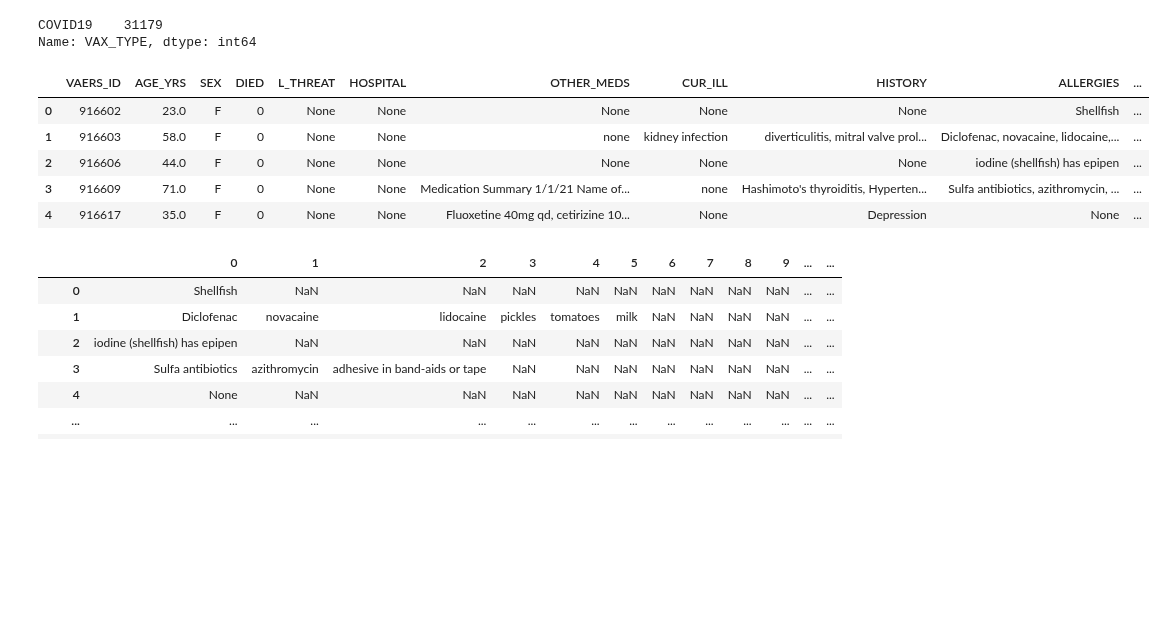
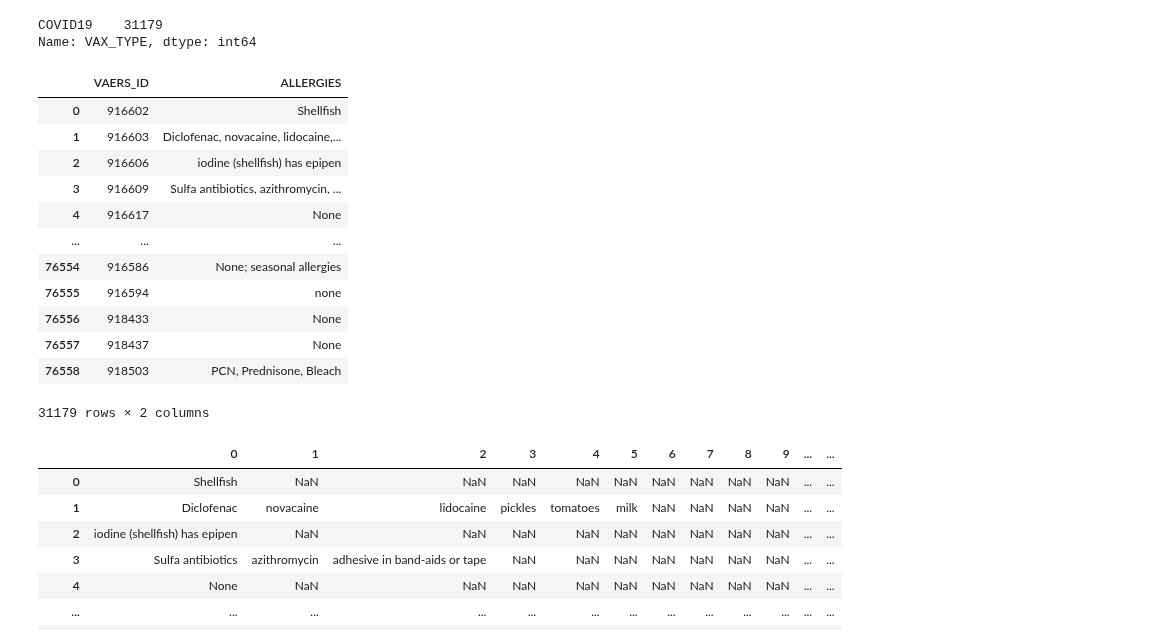
Before and after one commit to zoomdmartin02/Covid_Vaccine_Analysis, a Jupyter notebook: Clean_Split_Allergy_Table.ipynb, the cells around one changed output. Cells and saved outputs as stored; diff of their text form; code cells hidden in the pictures; blank space fills up the shorter version.

```diff
--- a/Clean_Split_Allergy_Table.ipynb
+++ b/Clean_Split_Allergy_Table.ipynb
@@ -49,15 +50,26 @@ COVID19    31179
 Name: VAX_TYPE, dtype: int64
 # %%
 #Drop Unnecessary columns from VAERS_VAX_COVID19_df
-vaers_data_vax_clean_df= vaers_data_vax_df.drop(["VAX_TYPE", "VAX_LOT", "VAX_SITE", "VAX_NAME"], axis=1).copy()
-vaers_data_vax_clean_df.head()
+# vaers_data_vax_clean_df= vaers_data_vax_df.drop(["VAX_TYPE", "VAX_LOT", "VAX_SITE", "VAX_NAME",'AGE_YRS','SEX','DIED','L_THREAT','HOSPITAL','OTHER_MEDS','CUR_ILL','HISTORY','VAX_MANU','VAX_DOSE_SERIES'], axis=1).copy()
+# vaers_data_vax_clean_df.head()
+
+
+vaers_data_vax_clean_df = vaers_data_vax_df.drop(columns=["VAX_TYPE", "VAX_LOT", "VAX_SITE", "VAX_NAME",'AGE_YRS','SEX','DIED','L_THREAT','HOSPITAL','OTHER_MEDS','CUR_ILL','HISTORY','VAX_MANU','VAX_DOSE_SERIES'],axis=1).copy()
+vaers_data_vax_clean_df
 # %% [output]
-|  | VAERS_ID | AGE_YRS | SEX | DIED | L_THREAT | HOSPITAL | OTHER_MEDS | CUR_ILL | HISTORY | ALLERGIES | ... |
-| 0 | 916602 | 23.0 | F | 0 | None | None | None | None | None | Shellfish | ... |
-| 1 | 916603 | 58.0 | F | 0 | None | None | none | kidney infection | diverticulitis, mitral valve prol... | Diclofenac, novacaine, lidocaine,... | ... |
-| 2 | 916606 | 44.0 | F | 0 | None | None | None | None | None | iodine (shellfish) has epipen | ... |
-| 3 | 916609 | 71.0 | F | 0 | None | None | Medication Summary 1/1/21 Name of... | none | Hashimoto's thyroiditis, Hyperten... | Sulfa antibiotics, azithromycin, ... | ... |
-| 4 | 916617 | 35.0 | F | 0 | None | None | Fluoxetine 40mg qd, cetirizine 10... | None | Depression | None | ... |
+|  | VAERS_ID | ALLERGIES |
+| 0 | 916602 | Shellfish |
+| 1 | 916603 | Diclofenac, novacaine, lidocaine,... |
+| 2 | 916606 | iodine (shellfish) has epipen |
+| 3 | 916609 | Sulfa antibiotics, azithromycin, ... |
+| 4 | 916617 | None |
+| ... | ... | ... |
+| 76554 | 916586 | None; seasonal allergies |
+| 76555 | 916594 | none |
+| 76556 | 918433 | None |
+| 76557 | 918437 | None |
+| 76558 | 918503 | PCN, Prednisone, Bleach |
+31179 rows × 2 columns
 # %%
 vaers_data_vax_clean_df.ALLERGIES.apply(lambda x: pd.Series(str(x).split(",")))
 # %% [output]
```
Also changed, not shown: parts of 12 cells of this notebook, 2 other files.
